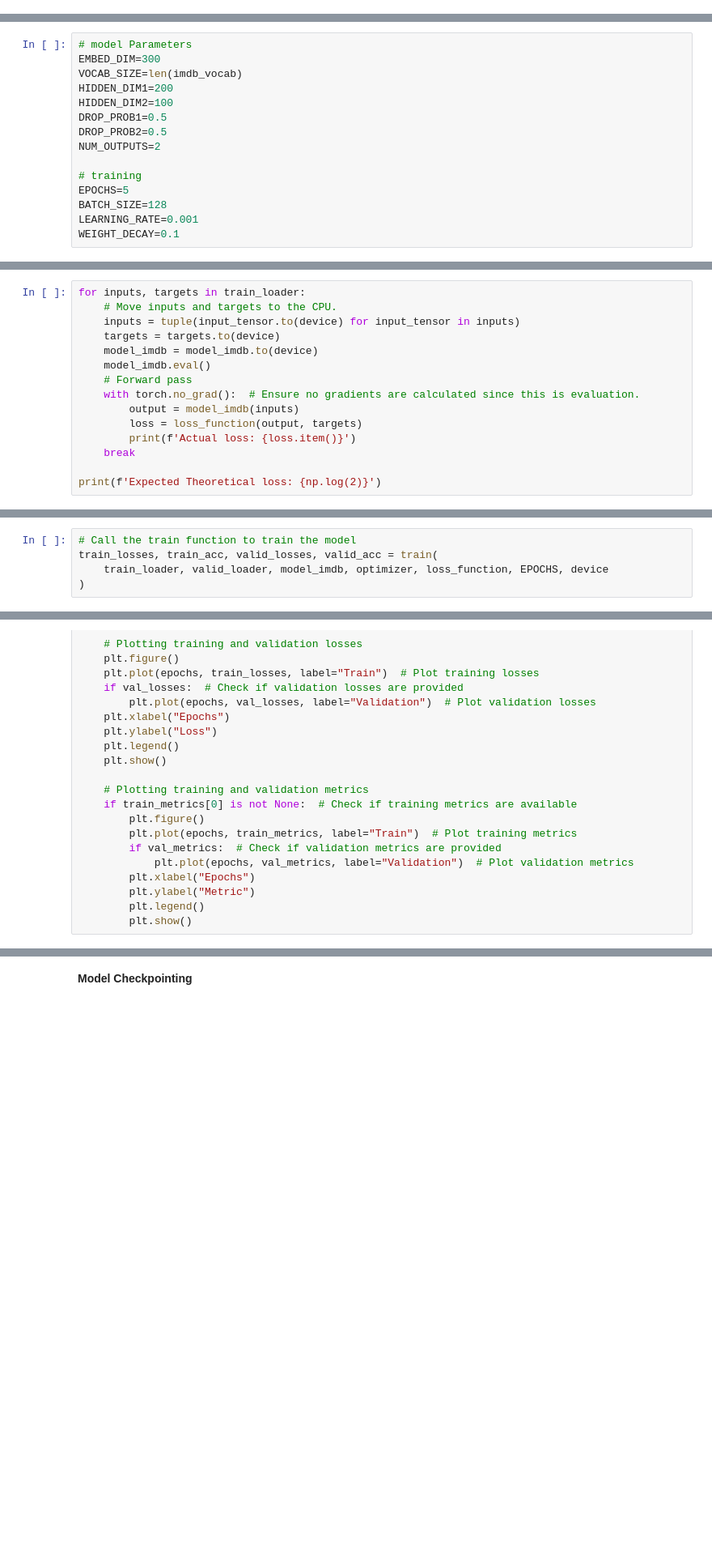
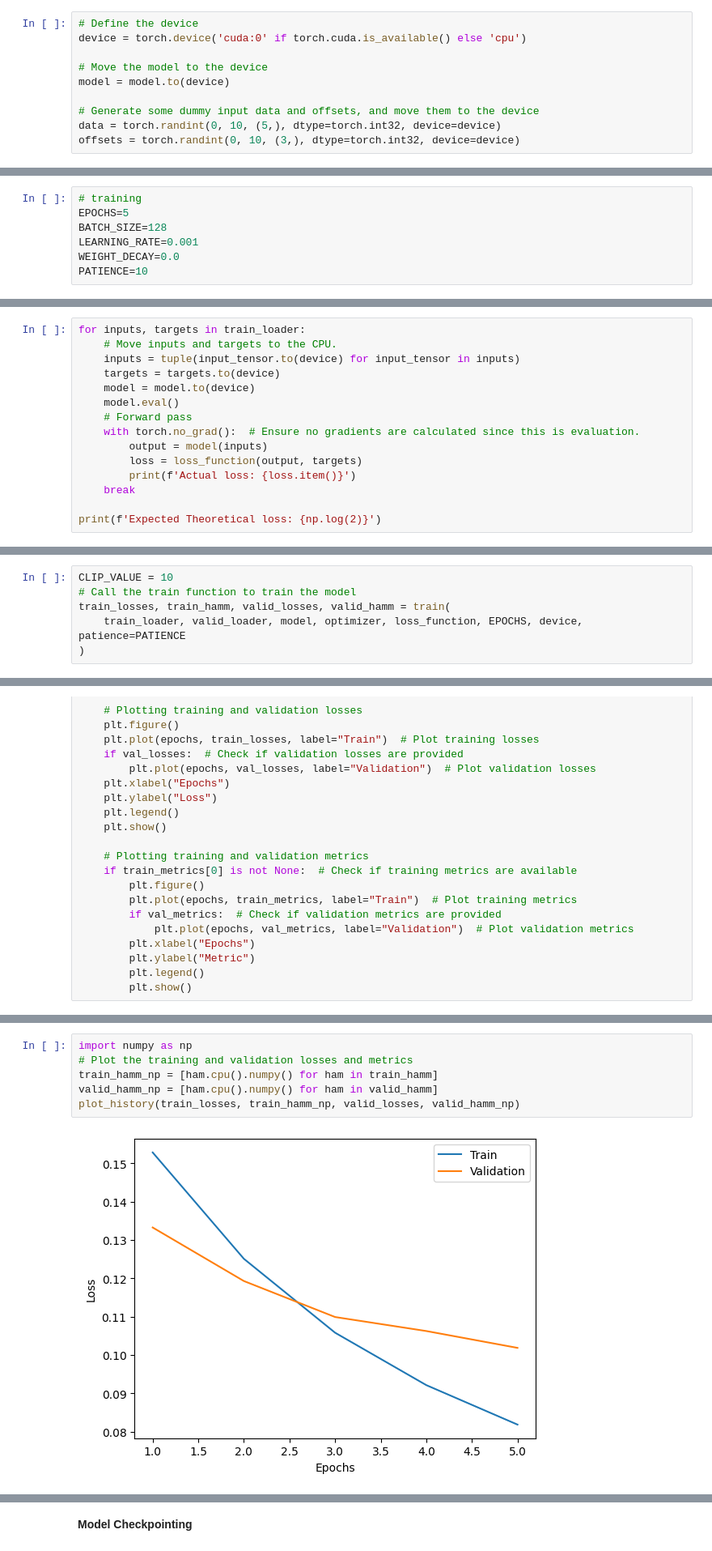
Before and after one commit to harikrishnad1997/BUAN_6342_Applied_Natural_Language_Processing, a Jupyter notebook: HW/Harikrishna_Dev_HW_4A.ipynb, the cells around one changed output, grey strips where cells are left out. Shown at 81% size. Saved outputs shown, nothing was run; the diff lists cells and outputs as text; blank space fills up the shorter version.

```diff
--- a/HW/Harikrishna_Dev_HW_4A.ipynb
+++ b/HW/Harikrishna_Dev_HW_4A.ipynb
@@ -694,0 +474,10 @@ def val_epoch(valid_loader, model, device, loss_function):
+# %%
+# Define the device
+device = torch.device('cuda:0' if torch.cuda.is_available() else 'cpu')
+
+# Move the model to the device
+model = model.to(device)
+
+# Generate some dummy input data and offsets, and move them to the device
+data = torch.randint(0, 10, (5,), dtype=torch.int32, device=device)
+offsets = torch.randint(0, 10, (3,), dtype=torch.int32, device=device)
@@ -755,15 +703,7 @@ def train(train_loader, valid_loader, model, optimizer, loss_function, epochs, d
 # %%
-# model Parameters
-EMBED_DIM=300
-VOCAB_SIZE=len(imdb_vocab)
-HIDDEN_DIM1=200
-HIDDEN_DIM2=100
-DROP_PROB1=0.5
-DROP_PROB2=0.5
-NUM_OUTPUTS=2
-
 # training
 EPOCHS=5
 BATCH_SIZE=128
 LEARNING_RATE=0.001
-WEIGHT_DECAY=0.1
+WEIGHT_DECAY=0.0
+PATIENCE=10
@@ -817,11 +751,11 @@ for inputs, targets in train_loader:
     # Move inputs and targets to the CPU.
     inputs = tuple(input_tensor.to(device) for input_tensor in inputs)
     targets = targets.to(device)
-    model_imdb = model_imdb.to(device)
-    model_imdb.eval()
+    model = model.to(device)
+    model.eval()
     # Forward pass
     with torch.no_grad():  # Ensure no gradients are calculated since this is evaluation.
-        output = model_imdb(inputs)
+        output = model(inputs)
         loss = loss_function(output, targets)
         print(f'Actual loss: {loss.item()}')
     break
@@ -832,5 +767,6 @@ print(f'Expected Theoretical loss: {np.log(2)}')
 # %%
+CLIP_VALUE = 10
 # Call the train function to train the model
-train_losses, train_acc, valid_losses, valid_acc = train(
-    train_loader, valid_loader, model_imdb, optimizer, loss_function, EPOCHS, device
+train_losses, train_hamm, valid_losses, valid_hamm = train(
+    train_loader, valid_loader, model, optimizer, loss_function, EPOCHS, device, patience=PATIENCE
 )
@@ -877,0 +840,8 @@ plot_history(train_losses, train_acc, valid_losses, valid_acc)
+# %%
+import numpy as np
+# Plot the training and validation losses and metrics
+train_hamm_np = [ham.cpu().numpy() for ham in train_hamm]
+valid_hamm_np = [ham.cpu().numpy() for ham in valid_hamm]
+plot_history(train_losses, train_hamm_np, valid_losses, valid_hamm_np)
+# %% [output]
+[figure, added]
```
Also changed, not shown: parts of 113 cells of this notebook, 1 other file.
